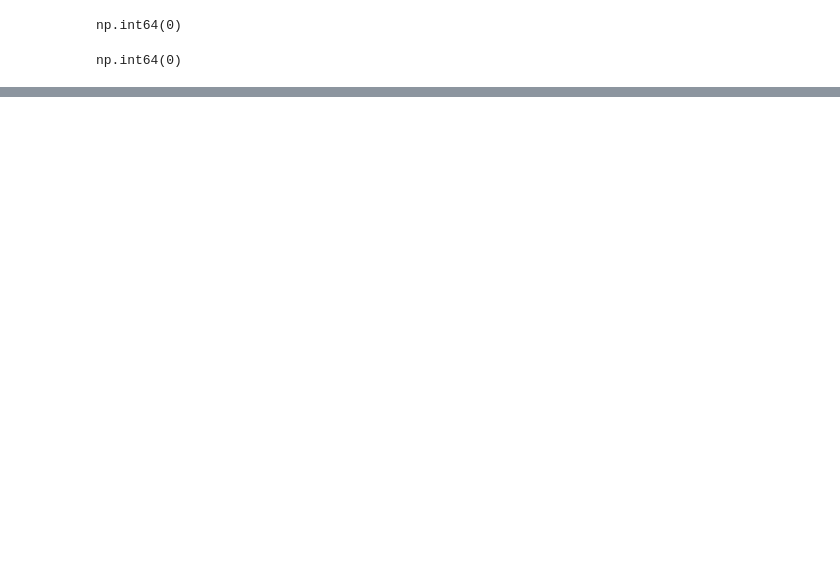
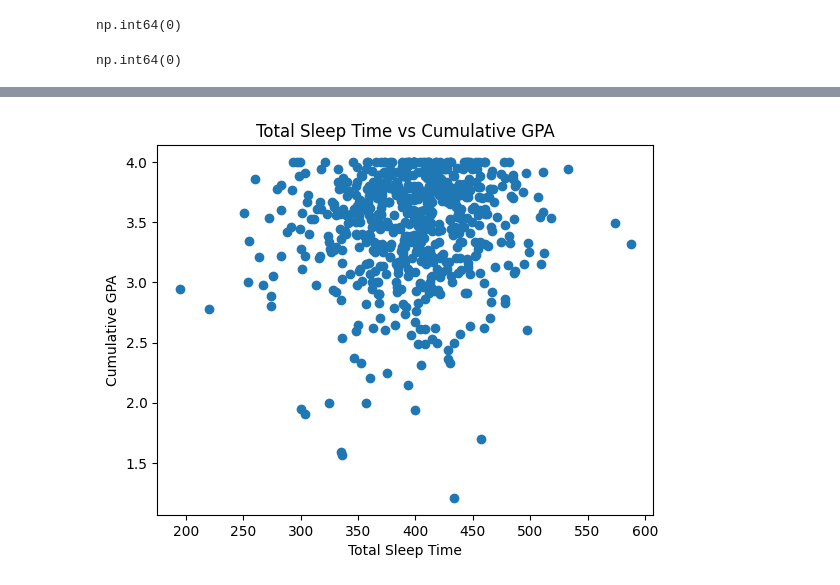
Before and after one commit to Adhithpasu/StudentSleepToStudentWellbing, a Jupyter notebook: SleepToStudentWellbeing.ipynb, the cells around one changed output, grey strips where cells are left out. Drawn from its saved outputs; the diff is of its cells as text; code cells hidden in the pictures; blank space fills up the shorter version.

Commit message:
Added plots

```diff
--- a/SleepToStudentWellbeing.ipynb
+++ b/SleepToStudentWellbeing.ipynb
@@ -235,3 +235,11 @@ df.corr()
 | term_gpa | 0.196705 | -0.056443 | 0.170280 | -0.003630 | -0.035991 | 0.201677 | -0.194544 | ... |
 | term_units | -0.279748 | 0.223503 | 0.074743 | 0.035036 | -0.025276 | -0.157196 | 0.265380 | ... |
 | Zterm_units_ZofZ | 0.017415 | 0.006786 | 0.030847 | 0.046136 | 0.014288 | -0.032534 | -0.025030 | ... |
+# %%
+plt.scatter(df["TotalSleepTime"], df["cum_gpa"])
+plt.title('Total Sleep Time vs Cumulative GPA')
+plt.xlabel('Total Sleep Time')
+plt.ylabel('Cumulative GPA')
+plt.show()
+# %% [output]
+[figure, added]
```
Also changed, not shown: parts of 7 cells of this notebook, 1 other file.
